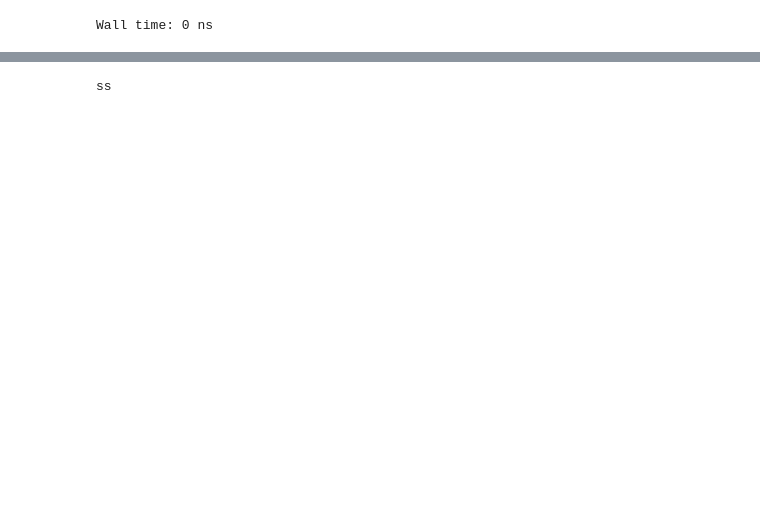
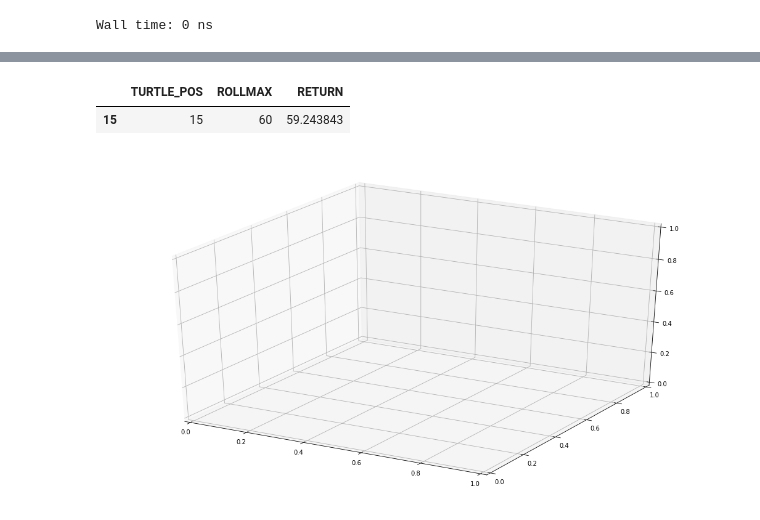
Before and after one commit to dxcv/ML4M, a Jupyter notebook: notebook/turtle_2system_common_score.ipynb, the cells around one changed output, grey strips where cells are left out. Cells and saved outputs as stored; diff of their text form; code cells hidden in the pictures; blank space fills up the shorter version.

```diff
--- a/notebook/turtle_2system_common_score.ipynb
+++ b/notebook/turtle_2system_common_score.ipynb
@@ -97,8 +476,8 @@ score_df = pd.DataFrame(columns=[
     'START',
     'END',
     'TURTLE_POS',
-    'ROLLING_X_MAX',
-    'ROLLING_X_MIN',
+    'ROLLMAX',
+    'ROLLMIN',
     'MA_SHORT',
     'MA_LONG',
     'X_DAY_RETURN',
@@ -118,5 +497,3 @@ score_df = pd.DataFrame(columns=[
     'MISS_SIGNAL',
     'RET_PER_YEAR',
 ])
-
-score_df
@@ -746,4 +695,51 @@ def test(haha):
-# %%
-test('ss')
-# %% [output]
-ss
+# %%
+%matplotlib inline
+import matplotlib
+import matplotlib.pyplot as plt
+from mpl_toolkits.mplot3d import Axes3D
+from matplotlib import cm
+from matplotlib.ticker import LinearLocator, FormatStrFormatter
+import numpy as np
+plt.rcParams['figure.figsize'] = [18, 10]
+
+df = score_df.copy()
+df.drop(columns=['MA_SHORT', 'MA_LONG', 'X_DAY_RETURN'], inplace=True)
+df = df.loc[:, ['TURTLE_POS', 'ROLLMAX', 'RETURN']]
+# df.set_index(keys='TURTLE_POS', inplace=True)
+# df.sort_values(by='RETURN', ascending=False)
+# df
+
+# df = df.groupby(by='ROLLMAX').sum()
+# df = df.groupby(by='ROLLMAX').mean()
+# df = df.groupby(by='TURTLE_POS').mean()
+# df.sort_values(by='RETURN', ascending=False)
+# df
+
+df[df['TURTLE_POS'] == 15]
+
+# ax = df.plot(kind='line', x='ROLLMAX', y='RETURN', label='RETURN', linewidth=1, grid=True)
+
+fig = plt.figure()
+ax = fig.add_subplot(111, projection='3d')
+# ax.bar(left='ROLLMAX', height='TURTLE_POS', zs='RETURN', zdir='TURTLE_POS', alpha=0.8)
+# ax.bar(left=df['ROLLMAX'], height=df['TURTLE_POS'], zs=df['RETURN'], zdir=df['TURTLE_POS'], alpha=0.8)
+
+# X = np.arange(-5, 5, 0.25)
+# Y = np.arange(-5, 5, 0.25)
+# X, Y = np.meshgrid(X, Y)
+# X
+# Y
+# x = df.columns
+# x = np.arange(len(df.columns))
+# x
+# y = df.index
+# y
+# X,Y = np.meshgrid(x,y)
+# Z = df
+# Z
+# ax.plot_surface(X, Y, Z)
+# ax.bar(left=x, height=y, zs=Z, zdir=Z, alpha=0.8)
+# %% [output]
+|  | TURTLE_POS | ROLLMAX | RETURN |
+| 15 | 15 | 60 | 59.243843 |
+[figure, added]
```
Also changed, not shown: parts of 16 cells of this notebook, 1 other file.
